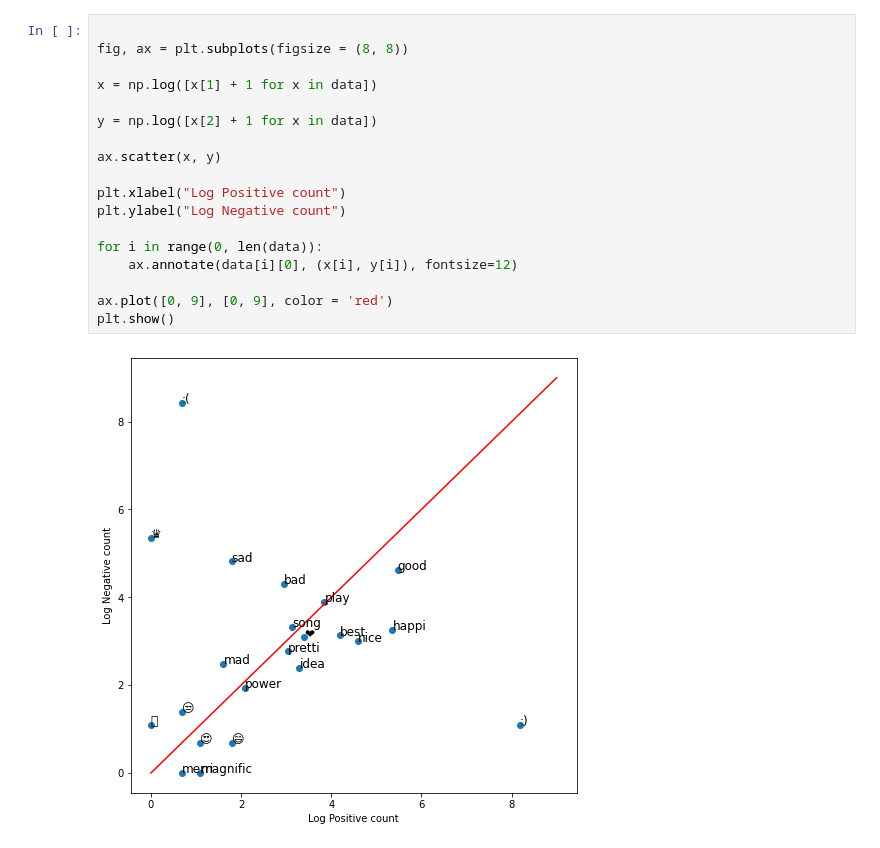
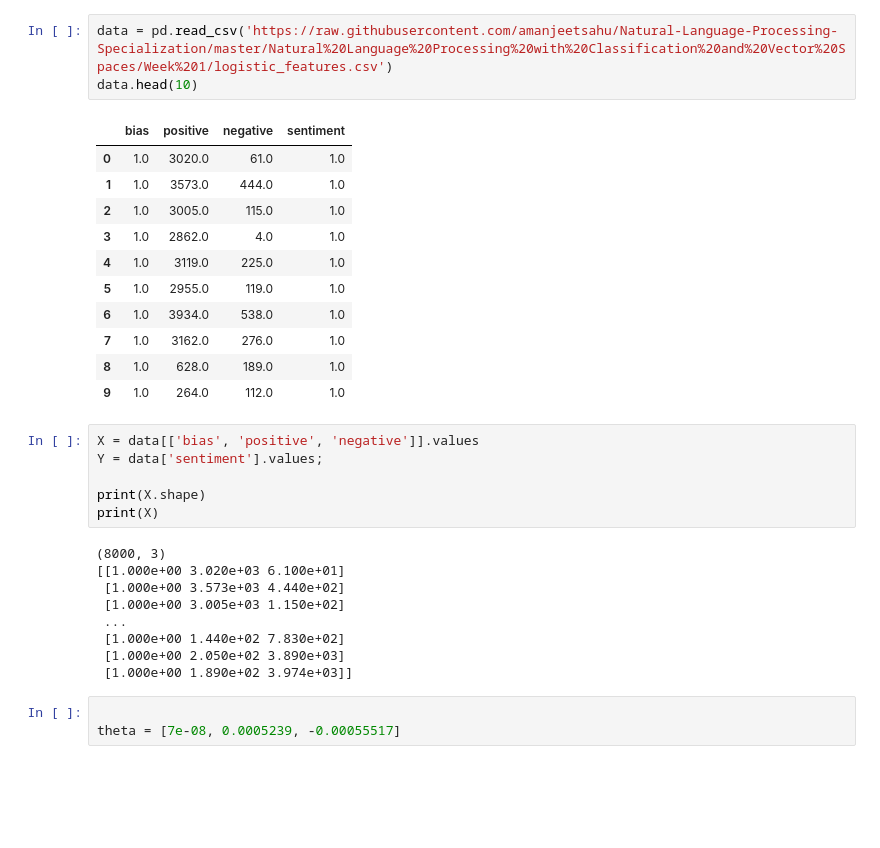
Before and after one commit to iamlekh/NLP, a Jupyter notebook: C1_W1_L2.ipynb, the cells around one changed output. Saved outputs shown, nothing was run; the diff lists cells and outputs as text; blank space fills up the shorter version.

Commit message:
course 1 week 1 lab 3

```diff
--- a/C1_W1_L2.ipynb
+++ b/C1_W1_L2.ipynb
@@ -116,20 +69,33 @@ data
-# %%
-
-fig, ax = plt.subplots(figsize = (8, 8))
-
-x = np.log([x[1] + 1 for x in data])
-
-y = np.log([x[2] + 1 for x in data])
-
-ax.scatter(x, y)
-
-plt.xlabel("Log Positive count")
-plt.ylabel("Log Negative count")
-
-for i in range(0, len(data)):
-    ax.annotate(data[i][0], (x[i], y[i]), fontsize=12)
-
-ax.plot([0, 9], [0, 9], color = 'red')
-plt.show()
-# %% [output]
-[figure, removed]
+# %%
+data = pd.read_csv('https://raw.githubusercontent.com/amanjeetsahu/Natural-Language-Processing-Specialization/master/Natural%20Language%20Processing%20with%20Classification%20and%20Vector%20Spaces/Week%201/logistic_features.csv')
+data.head(10)
+# %% [output]
+|  | bias | positive | negative | sentiment |
+| 0 | 1.0 | 3020.0 | 61.0 | 1.0 |
+| 1 | 1.0 | 3573.0 | 444.0 | 1.0 |
+| 2 | 1.0 | 3005.0 | 115.0 | 1.0 |
+| 3 | 1.0 | 2862.0 | 4.0 | 1.0 |
+| 4 | 1.0 | 3119.0 | 225.0 | 1.0 |
+| 5 | 1.0 | 2955.0 | 119.0 | 1.0 |
+| 6 | 1.0 | 3934.0 | 538.0 | 1.0 |
+| 7 | 1.0 | 3162.0 | 276.0 | 1.0 |
+| 8 | 1.0 | 628.0 | 189.0 | 1.0 |
+| 9 | 1.0 | 264.0 | 112.0 | 1.0 |
+# %%
+X = data[['bias', 'positive', 'negative']].values
+Y = data['sentiment'].values;
+
+print(X.shape)
+print(X)
+# %% [output]
+(8000, 3)
+[[1.000e+00 3.020e+03 6.100e+01]
+ [1.000e+00 3.573e+03 4.440e+02]
+ [1.000e+00 3.005e+03 1.150e+02]
+ ...
+ [1.000e+00 1.440e+02 7.830e+02]
+ [1.000e+00 2.050e+02 3.890e+03]
+ [1.000e+00 1.890e+02 3.974e+03]]
+# %%
+
+theta = [7e-08, 0.0005239, -0.00055517]
```
Also changed, not shown: parts of 11 cells of this notebook.
